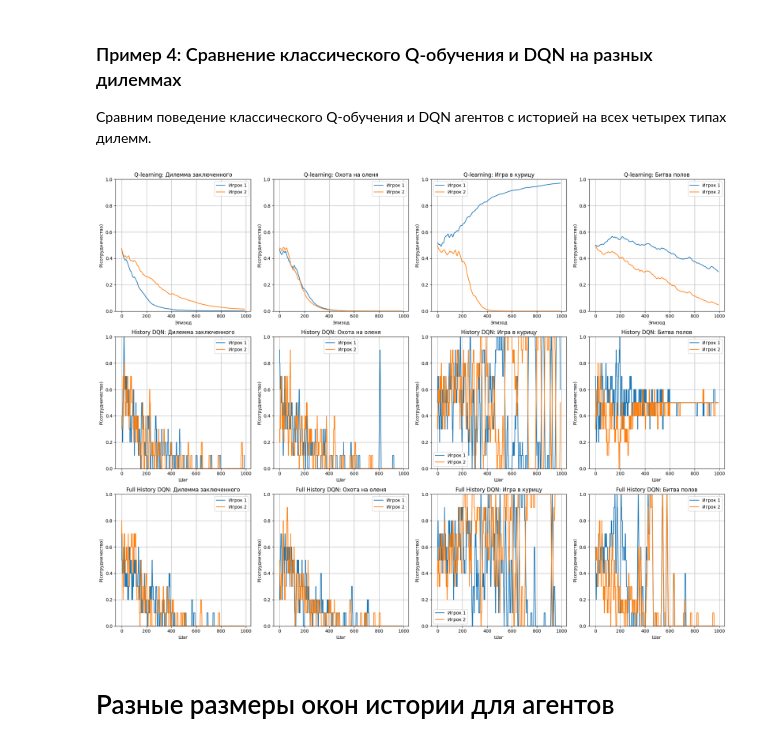
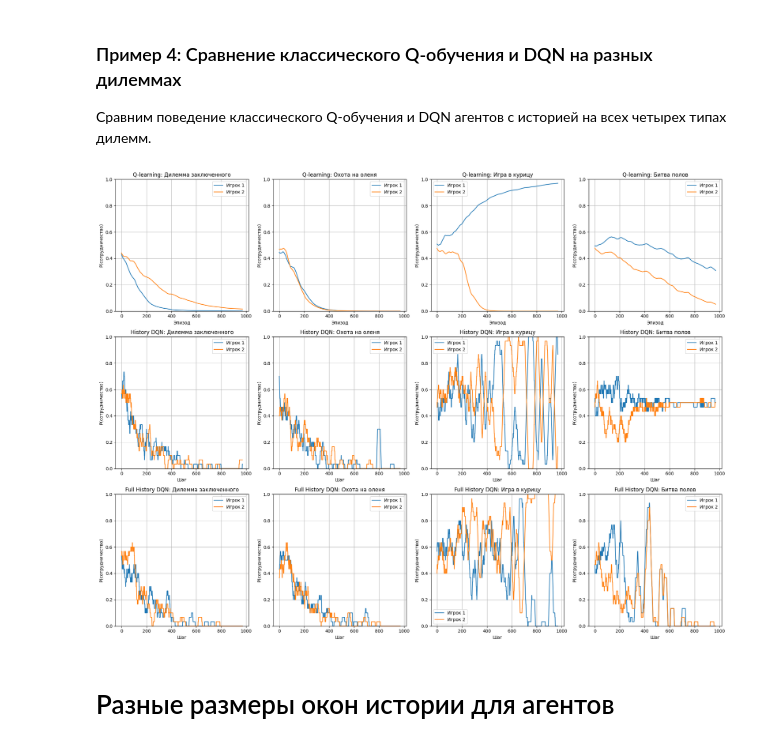
Before and after one commit to ThunderstormXX/TheoryGamesDL, a Jupyter notebook: example_notebook.ipynb, the cells around one changed output. Saved outputs shown, nothing was run; the diff lists cells and outputs as text; code cells hidden in the pictures.

Commit message:
Change window smooth size

```diff
--- a/example_notebook.ipynb
+++ b/example_notebook.ipynb
@@ -185,0 +151,33 @@ plt.show()
+# %%
+
+plt.figure(figsize=(20, 10))
+
+for i, name in enumerate(dilemma_names_neural):
+    # Сглаженные данные обучения
+    smooth_p1_hist = smooth(all_train_probs1_hist[i], window_size=30)
+    smooth_p2_hist = smooth(all_train_probs2_hist[i], window_size=30)
+    smooth_p1_full = smooth(all_train_probs1_fullhist[i], window_size=30)
+    smooth_p2_full = smooth(all_train_probs2_fullhist[i], window_size=30)
+
+    # Верхний ряд: history DQN
+    plt.subplot(2, 4, i+1)
+    plt.plot(smooth_p1_hist, label='Игрок 1')
+    plt.plot(smooth_p2_hist, label='Игрок 2')
+    plt.title(f'history DQN: {name}')
+    plt.xlabel('Шаг')
+    plt.ylabel('P(сотрудничество)')
+    plt.legend()
+    plt.grid(True)
+
+    # Нижний ряд: full history DQN
+    plt.subplot(2, 4, i+5)
+    plt.plot(smooth_p1_full, label='Игрок 1')
+    plt.plot(smooth_p2_full, label='Игрок 2')
+    plt.title(f'full history DQN: {name}')
+    plt.xlabel('Шаг')
+    plt.ylabel('P(сотрудничество)')
+    plt.legend()
+    plt.grid(True)
+
+plt.tight_layout()
+plt.show()
@@ -193,8 +193,8 @@ n_rows, n_cols = 3, 4  # 3 метода × 4 дилеммы
 
 for i, name in enumerate(dilemma_names):
     # Q-learning (сглаживаем)
-    smooth_q_p1 = smooth(all_pol1[i], window_size=10)
-    smooth_q_p2 = smooth(all_pol2[i], window_size=10)
+    smooth_q_p1 = smooth(all_pol1[i], window_size=30)
+    smooth_q_p2 = smooth(all_pol2[i], window_size=30)
     plt.subplot(n_rows, n_cols, 0 * n_cols + i + 1)
     plt.plot(smooth_q_p1, label='Игрок 1')
     plt.plot(smooth_q_p2, label='Игрок 2')
@@ -203,38 +203,38 @@ for i, name in enumerate(dilemma_names):
     plt.ylabel('P(сотрудничество)')
     plt.ylim(0, 1)
     plt.legend()
     plt.grid(True)
 
     # History DQN (сглаживаем)
-    smooth_hist_p1 = smooth(all_train_probs1_hist[i], window_size=10)
-    smooth_hist_p2 = smooth(all_train_probs2_hist[i], window_size=10)
+    smooth_hist_p1 = smooth(all_train_probs1_hist[i], window_size=30)
+    smooth_hist_p2 = smooth(all_train_probs2_hist[i], window_size=30)
     plt.subplot(n_rows, n_cols, 1 * n_cols + i + 1)
     plt.plot(smooth_hist_p1, label='Игрок 1')
     plt.plot(smooth_hist_p2, label='Игрок 2')
     plt.title(f'History DQN: {name}')
     plt.xlabel('Шаг')
     plt.ylabel('P(сотрудничество)')
     plt.ylim(0, 1)
     plt.legend()
     plt.grid(True)
 
     # Full History DQN (сглаживаем)
-    smooth_full_p1 = smooth(all_train_probs1_fullhist[i], window_size=10)
-    smooth_full_p2 = smooth(all_train_probs2_fullhist[i], window_size=10)
+    smooth_full_p1 = smooth(all_train_probs1_fullhist[i], window_size=30)
+    smooth_full_p2 = smooth(all_train_probs2_fullhist[i], window_size=30)
     plt.subplot(n_rows, n_cols, 2 * n_cols + i + 1)
     plt.plot(smooth_full_p1, label='Игрок 1')
     plt.plot(smooth_full_p2, label='Игрок 2')
     plt.title(f'Full History DQN: {name}')
     plt.xlabel('Шаг')
     plt.ylabel('P(сотрудничество)')
     plt.ylim(0, 1)
     plt.legend()
     plt.grid(True)
 
 plt.tight_layout()
 plt.show()
 # %% [output]
-[figure, old version]
+[figure, new version]
 # %% [markdown]
 # Разные размеры окон истории для агентов
 # %%
```
Also changed, not shown: parts of 5 cells of this notebook, 1 other file.
